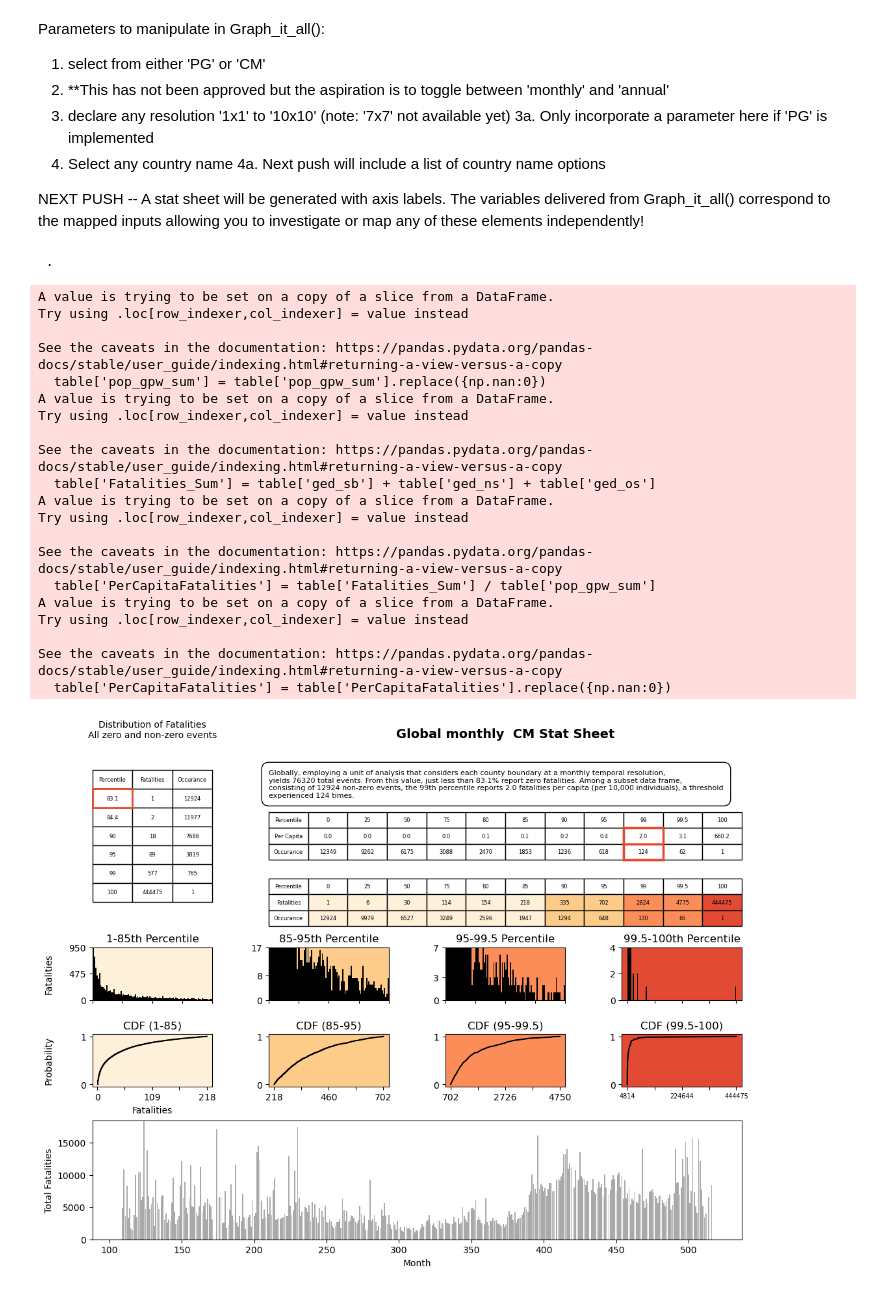
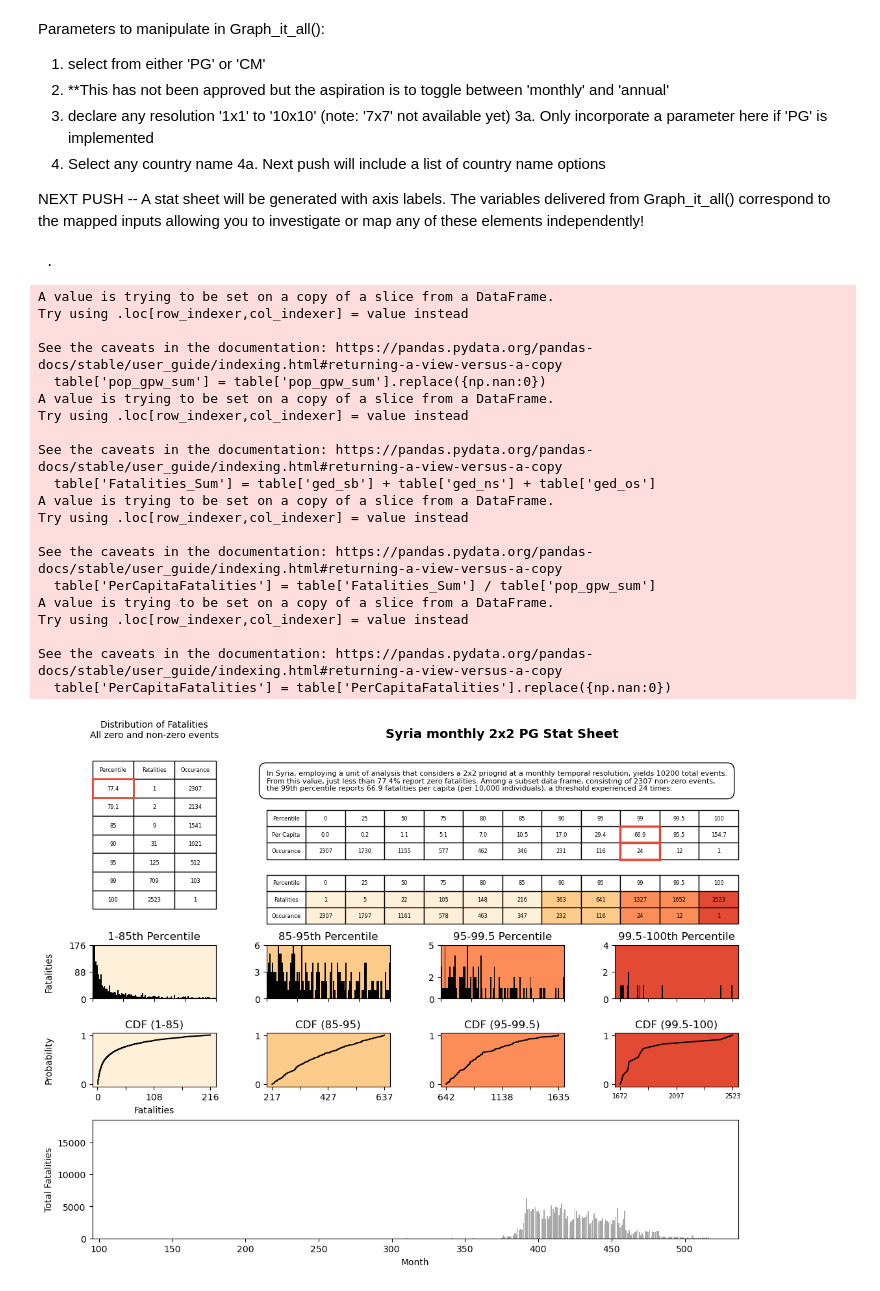
Before and after one commit to prio-data/VIEWS_FAO_index, a Jupyter notebook: notebooks/Benz_experiments/PG_CM_Aggregation_FAO__ACTIVE.ipynb, the cells around one changed output. Saved outputs shown, nothing was run; the diff lists cells and outputs as text; code cells hidden in the pictures.

```diff
--- a/notebooks/Benz_experiments/PG_CM_Aggregation_FAO__ACTIVE.ipynb
+++ b/notebooks/Benz_experiments/PG_CM_Aggregation_FAO__ACTIVE.ipynb
@@ -219,6 +222,9 @@ def PRIO_Agg(table,time,CMorPG,scale=0,country=0):
             pg_AG__FOR_VALIDATE = pg_AG.groupby(['Id','Scale_ID']).size().to_frame().iloc[:, :-1].reset_index()
             pg_AG__FOR_VALIDATE = pg_AG__FOR_VALIDATE.sort_values(by='Scale_ID')
 
+            #pg_AG__FOR_VALIDATE['liststring'] = pg_AG__FOR_VALIDATE['lists'].apply(lambda x: ','.join(map(str, x)))
+            GIS_dic = dict(zip(pg_AG__FOR_VALIDATE['Scale_ID'], pg_AG__FOR_VALIDATE['Id']))
+
             pg__AG = pg_AG.groupby('Scale_ID')['gid'].apply(list)
             pg__AG__dic = pg__AG.to_dict()
 
@@ -244,13 +250,22 @@ def PRIO_Agg(table,time,CMorPG,scale=0,country=0):
             df_2022_grouped = df_2022.groupby([time_attribute,'Scale_ID']).agg({'PerCapitaFatalities':'sum','Fatalities_Sum':'sum'}).reset_index()
 
             if country == 0:
-                return(df_2022_grouped)
+                df_2022_grouped['GIS__Index'] = df_2022_grouped['Scale_ID'].map(GIS_dic)
+                for_GIS = df_2022_grouped.drop(['Scale_ID'], axis=1)
+                df_2022_grouped = df_2022_grouped.drop(['GIS__Index'], axis=1)
+
+                return(df_2022_grouped, for_GIS)
             else:
                 df_2022_grouped['Countries_In_AG_Unit']= df_2022_grouped['Scale_ID'].map(withcountry__dic)
                 df_2022_grouped['Included_Countries'] = df_2022_grouped['Countries_In_AG_Unit'].str.split('___')
                 selected_country = df_2022_grouped.loc[df_2022_grouped['Included_Countries'].explode().eq(country).loc[lambda x: x].index]
                 selected_country = selected_country.drop('Included_Countries', axis=1)
-                return(selected_country)
+
+                selected_country['GIS__Index'] = selected_country['Scale_ID'].map(GIS_dic)
+                for_GIS = selected_country.drop(['Scale_ID'], axis=1)
+                selected_country = selected_country.drop(['GIS__Index'], axis=1)
+
+                return(selected_country, for_GIS)
 # %%
 def PRIO_Aggregation(table,time,CMorPG,scale=0,country=0):
 
@@ -983,7 +966,7 @@ def Pantaleon(PG_or_CM, monthly_or_annual, resolution=0, country=0):
         df_109_516 = df_cm.loc[(df_cm['month_id']>=109) & (df_cm['month_id']<= 516)]
 
     df__PP=PGM_preprocess(df_109_516)
-    df_ag=PRIO_Agg(df__PP, monthly_or_annual,pg__or__cm, res, cntry)
+    df_ag, GIS=PRIO_Agg(df__PP, monthly_or_annual,pg__or__cm, res, cntry)
 
     #total_events = report_length(df_ag, PG_or_CM,'Global', monthly_or_annual,res)
     #print(total_events)
@@ -1015,5 +998,5 @@ def Pantaleon(PG_or_CM, monthly_or_annual, resolution=0, country=0):
 
     txt = format_for_summarytextline(pg__or__cm,df_ag,described_fatalities_zero,Fatalities_nonzero_cordef,pcf_nonzero_cordef,m_or_a,res, cntry)
     x = statsheet(described_fatalities_zero, txt, Fatalities_nonzero_cordef, pcf_nonzero_cordef, a_dic, a_cdf, b_dic, b_cdf, c_dic, c_cdf, d_dic, d_cdf, fatalities_nonzero, pg__or__cm, m_or_a, cntry, res)
-    return(x)
+    return(x,GIS)
     #return(described_fatalities_zero, Fatalities_nonzero_cordef, pcf_nonzero_cordef, a_dic, a_cdf, b_dic, b_cdf, c_dic, c_cdf, d_dic, d_cdf, fatalities_nonzero,)
@@ -1096,3 +1003,7 @@ See the caveats in the documentation: https://pandas.pydata.org/pandas-docs/stab
+# %%
+def Save_for_timeline_generation(yes_or_no, gisfile, pg_or_cm, temporal, resolution, country):
+    if yes_or_no == 'yes':
+        gisfile.to_csv(f'{pg_or_cm}_{temporal}_{resolution}_{country}.csv')
 # %% [markdown]
 Parameters to manipulate in Graph_it_all():
 
@@ -1106,29 +1017,36 @@ Parameters to manipulate in Graph_it_all():
 NEXT PUSH -- A stat sheet will be generated with axis labels. The variables delivered from Graph_it_all() correspond to the mapped inputs allowing you to investigate or map any of these elements independently!
 # %%
 #countrylist = ['Syria', 'South Sudan', 'Yemen', 'Ethiopia', 'Nigeria', 'Rwanda', 'Senegal']
+CM_orPG ='PG'
+temporal_resolution = 'monthly'
+Scale = '2x2'
+Country = 'Syria'
 
+Save_timeline='yes'
 #for i in countrylist:
-Pantaleon('CM', 'monthly', 0)
+x, gis = Pantaleon(CM_orPG, temporal_resolution, Scale, Country)
+
+Save_for_timeline_generation(Save_timeline, gis, CM_orPG, temporal_resolution, Scale, Country)
 # %% [output]
  .
 A value is trying to be set on a copy of a slice from a DataFrame.
 Try using .loc[row_indexer,col_indexer] = value instead
 
 See the caveats in the documentation: https://pandas.pydata.org/pandas-docs/stable/user_guide/indexing.html#returning-a-view-versus-a-copy
   table['pop_gpw_sum'] = table['pop_gpw_sum'].replace({np.nan:0})
 A value is trying to be set on a copy of a slice from a DataFrame.
 Try using .loc[row_indexer,col_indexer] = value instead
 
 See the caveats in the documentation: https://pandas.pydata.org/pandas-docs/stable/user_guide/indexing.html#returning-a-view-versus-a-copy
   table['Fatalities_Sum'] = table['ged_sb'] + table['ged_ns'] + table['ged_os']
 A value is trying to be set on a copy of a slice from a DataFrame.
 Try using .loc[row_indexer,col_indexer] = value instead
 
 See the caveats in the documentation: https://pandas.pydata.org/pandas-docs/stable/user_guide/indexing.html#returning-a-view-versus-a-copy
   table['PerCapitaFatalities'] = table['Fatalities_Sum'] / table['pop_gpw_sum']
 A value is trying to be set on a copy of a slice from a DataFrame.
 Try using .loc[row_indexer,col_indexer] = value instead
 
 See the caveats in the documentation: https://pandas.pydata.org/pandas-docs/stable/user_guide/indexing.html#returning-a-view-versus-a-copy
   table['PerCapitaFatalities'] = table['PerCapitaFatalities'].replace({np.nan:0})
-[figure, old version]
+[figure, new version]
```
Also changed, not shown: parts of 6 cells of this notebook, 1 other file.
